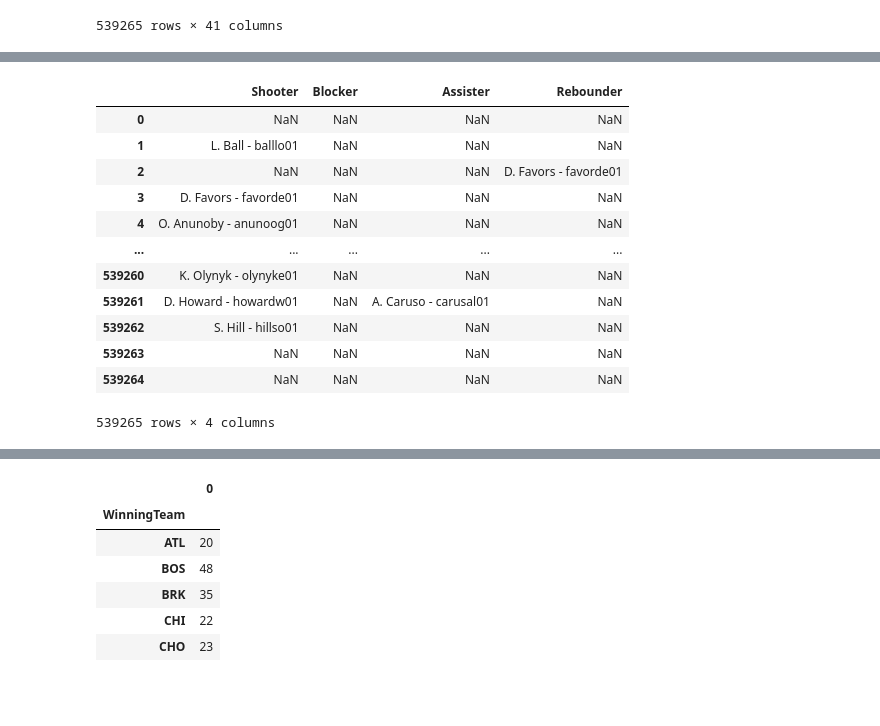
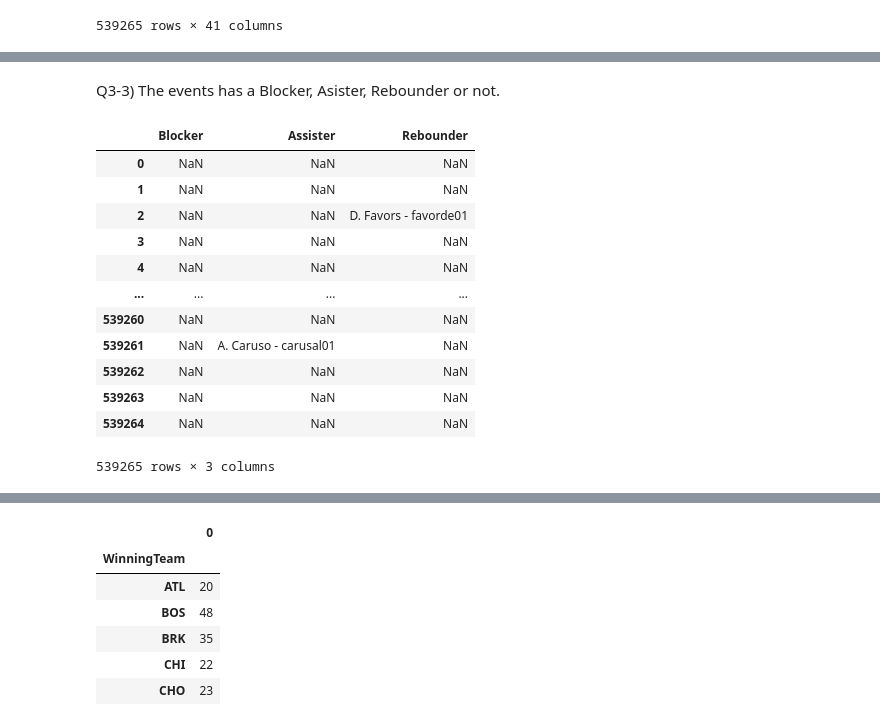
Before and after one commit to alpdoganfidan/MAT381E-IntroDataScience, a Jupyter notebook: HW2.ipynb, the cells around one changed output, grey strips where cells are left out. Drawn from its saved outputs; the diff is of its cells as text; code cells hidden in the pictures; blank space fills up the shorter version.

```diff
--- a/HW2.ipynb
+++ b/HW2.ipynb
@@ -365,17 +382,19 @@ Index(['URL', 'GameType', 'Location', 'Date', 'Time', 'WinningTeam', 'Quarter',
+# %% [markdown]
+Q3-3) The events has a Blocker, Asister, Rebounder or not.
 # %%
-collist = ['Shooter','Blocker','Assister','Rebounder']
+collist = ['Blocker','Assister','Rebounder']
 datanba.loc[:,collist]
 # %% [output]
-|  | Shooter | Blocker | Assister | Rebounder |
-| 0 | NaN | NaN | NaN | NaN |
-| 1 | L. Ball - balllo01 | NaN | NaN | NaN |
-| 2 | NaN | NaN | NaN | D. Favors - favorde01 |
-| 3 | D. Favors - favorde01 | NaN | NaN | NaN |
-| 4 | O. Anunoby - anunoog01 | NaN | NaN | NaN |
-| ... | ... | ... | ... | ... |
-| 539260 | K. Olynyk - olynyke01 | NaN | NaN | NaN |
-| 539261 | D. Howard - howardw01 | NaN | A. Caruso - carusal01 | NaN |
-| 539262 | S. Hill - hillso01 | NaN | NaN | NaN |
-| 539263 | NaN | NaN | NaN | NaN |
-| 539264 | NaN | NaN | NaN | NaN |
+|  | Blocker | Assister | Rebounder |
+| 0 | NaN | NaN | NaN |
+| 1 | NaN | NaN | NaN |
+| 2 | NaN | NaN | D. Favors - favorde01 |
+| 3 | NaN | NaN | NaN |
+| 4 | NaN | NaN | NaN |
+| ... | ... | ... | ... |
+| 539260 | NaN | NaN | NaN |
+| 539261 | NaN | A. Caruso - carusal01 | NaN |
+| 539262 | NaN | NaN | NaN |
+| 539263 | NaN | NaN | NaN |
+| 539264 | NaN | NaN | NaN |
-539265 rows × 4 columns
+539265 rows × 3 columns
```
Also changed, not shown: parts of 30 cells of this notebook.
